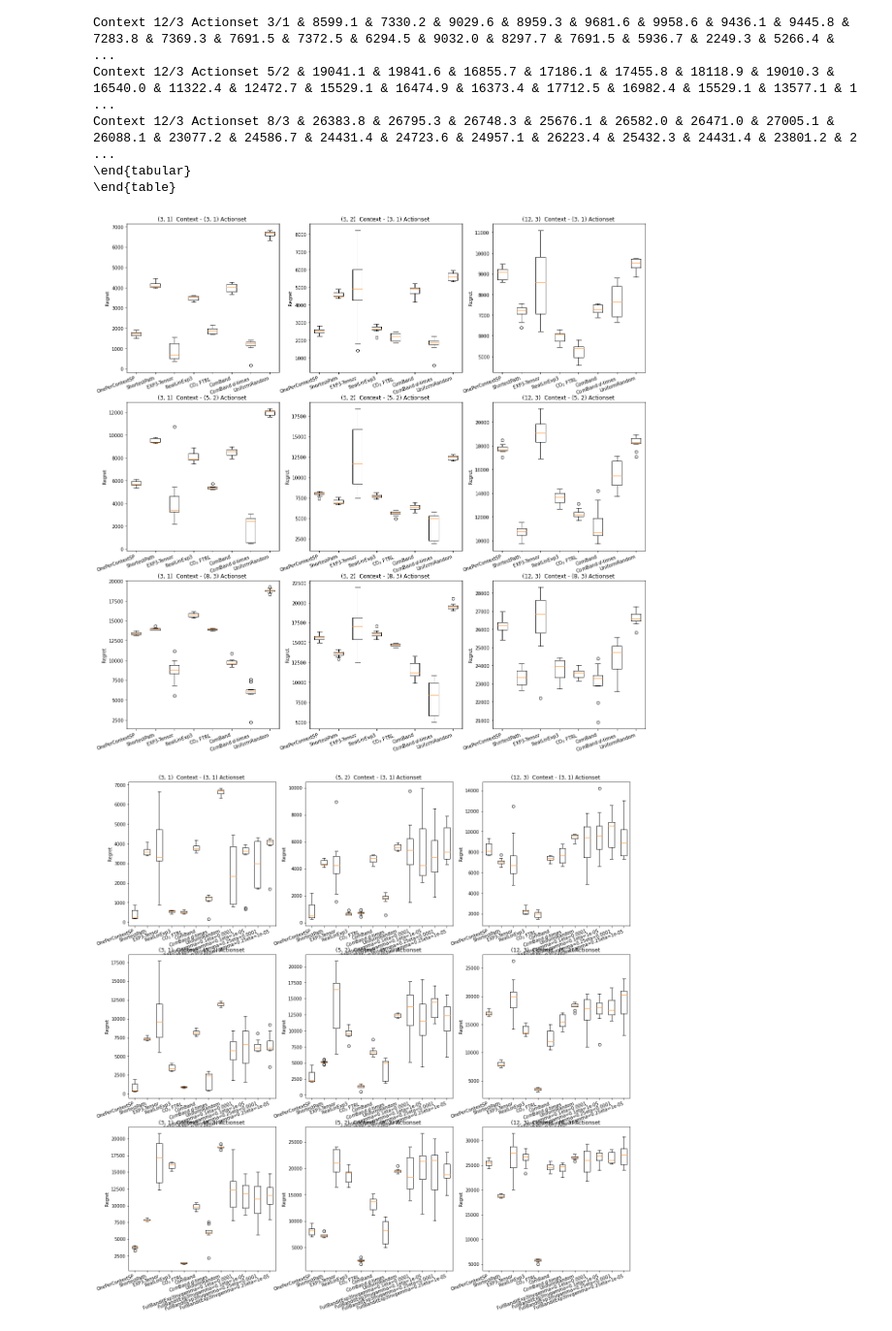
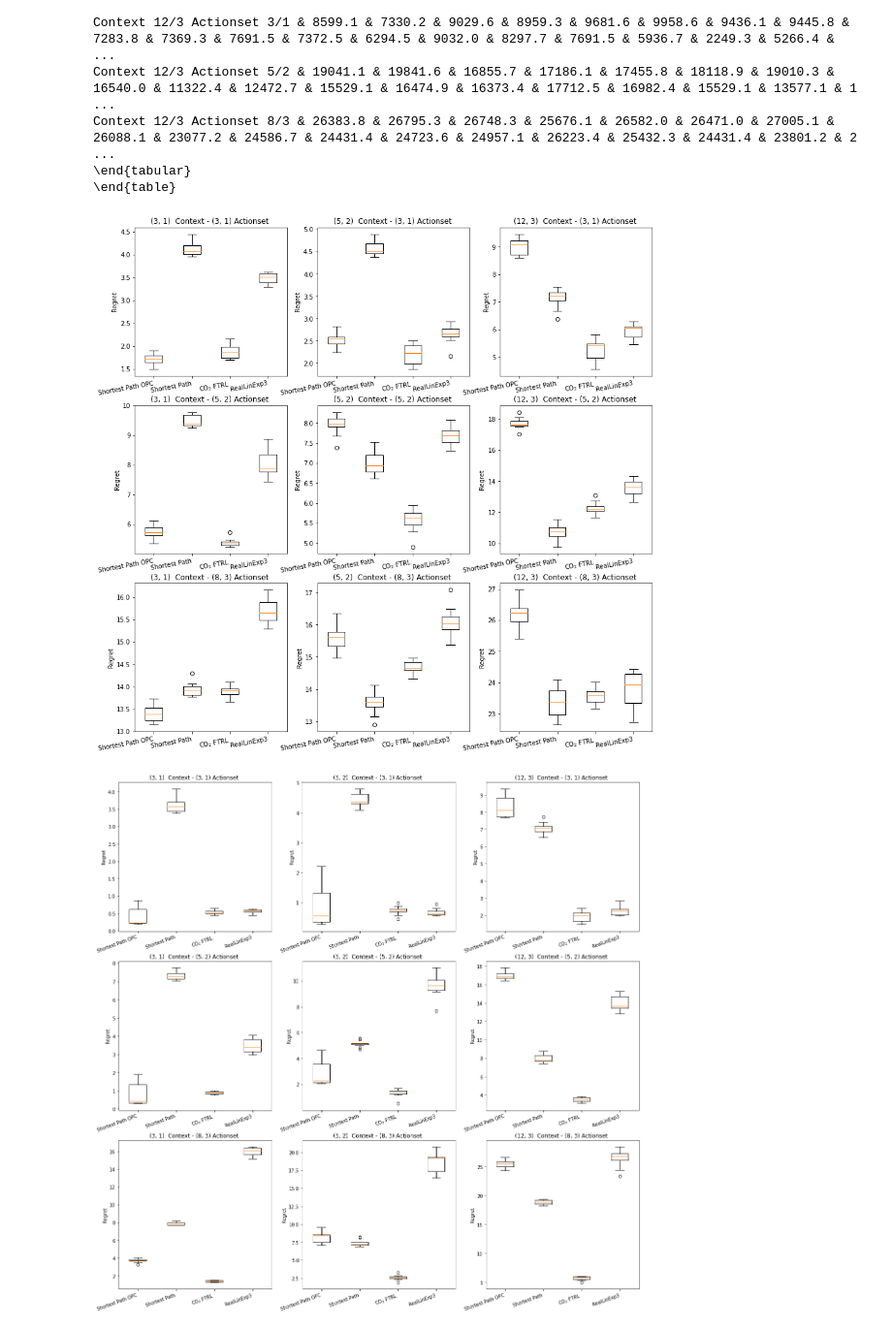
Before and after one commit to LukasZierahn/Combinatorial-Contextual-Bandits, a Jupyter notebook: latex_generator.ipynb, the cells around one changed output. Shown at 97% size. Drawn from its saved outputs; the diff is of its cells as text; code cells hidden in the pictures.

```diff
--- a/latex_generator.ipynb
+++ b/latex_generator.ipynb
@@ -96,17 +96,17 @@ context_mset_dict = {
 }
 
 algo_name_dict = {
-    "OnePerContextSB": "ComBandSB $d$-times",
+    "OnePerContextSB": "ComBandSB OPC",
     "FullBanditExp3Inv": "EXP3-Tensor",
     "NonContextualExp3": "ComBand",
     "RealLinExp3": "RealLinExp3",
     "SemiBanditFTRLInv": "CO$_2$ FTRL",
     "UniformRandom": "UniformRandom",
-    "OnePerContext": "ComBand $d$-times",
+    "OnePerContext": "ComBand One Per Context",
     "FullBanditNewTuning": "FullBanditNewTuning",
     "FullBanditExp3Invgamma=0.030983866769659328eta=0.0003227486121839514": "FullBanditKdTuning",
-    "OnePerContextSP": "OnePerContextSP",
-    "ShortestPath": "ShortestPath"
+    "OnePerContextSP": "Shortest Path OPC",
+    "ShortestPath": "Shortest Path"
 }
 
 for gamma in [0.1, 0.25]:
@@ -163,7 +163,8 @@ import matplotlib.pyplot as plt
 algo_name_list = results[dist_name][length]
 #algo_name_list = ["FullBanditExp3Inv", "RealLinExp3", "SemiBanditFTRLInv", "NonContextualExp3", "OnePerContext"]
 #algo_name_list = ["FullBanditExp3Invgamma=0.030983866769659328eta=0.0003227486121839514", "FullBanditNewTuning", "FullBanditExp3Inv", "RealLinExp3", "NonContextualExp3", "OnePerContext"]
-algo_name_list = ["OnePerContextSP", "ShortestPath", "FullBanditExp3Inv", "RealLinExp3", "SemiBanditFTRLInv", "NonContextualExp3", "OnePerContext", "UniformRandom"]
+# algo_name_list = ["OnePerContextSP", "ShortestPath", "FullBanditExp3Inv", "RealLinExp3", "SemiBanditFTRLInv", "NonContextualExp3", "OnePerContext", "UniformRandom"]
+algo_name_list = ["OnePerContextSP", "ShortestPath", "SemiBanditFTRLInv", "RealLinExp3"]
 # for gamma in [0.1, 0.25]:
 #     for eta in [1e-4, 1e-5]:
 #         algo_name_list.append("FullBanditExp3Inv" + f"gamma={gamma}eta={eta}")
@@ -178,7 +179,9 @@ for length in results[dist_name].keys():
 number_of_ds = np.unique(number_of_ds)
 number_of_Ks = np.unique(number_of_Ks)
 
-fig, axs = plt.subplots(len(number_of_Ks), len(number_of_ds), figsize=(20, 20))
+fig, axs = plt.subplots(len(number_of_Ks), len(number_of_ds), figsize=(15, 15))
+
+fontsize = 10
 
 for length in results[dist_name].keys():
     for dist_name in results.keys():
@@ -187,24 +190,25 @@ for length in results[dist_name].keys():
         full_regret_list = []
         labels = []
         for index, algo_name in enumerate(algo_name_list):
-            regret_list = results[dist_name][length][algo_name]["regret"]
+            regret_list = results[dist_name][length][algo_name]["regret"] / 1000
             full_regret_list.append(regret_list)
             labels.append(algo_name_dict[algo_name])
 
             indcies = (np.where(number_of_Ks == sequence.K)[0][0], np.where(number_of_ds == sequence.d)[0][0])
             axs[indcies].set_title(f"({sequence.d}, {context_mset_dict[sequence.d]})  Context - ({sequence.K}, {sequence.m}) Actionset ")
-            axs[indcies].set(ylabel='Regret')
+            axs[indcies].set_ylabel('Regret', fontsize=fontsize)
             #axs[indcies].plot(index, np.mean(regret_list), marker="o", markersize=20, label=algo_name_dict[algo_name])
             #axs[indcies].legend()
 
         axs[indcies].boxplot(full_regret_list, labels=labels)
-        plt.setp(axs[indcies].get_xticklabels(), rotation=20, horizontalalignment='right')
-        plt.savefig("Theoretical_Tuning")
+        plt.setp(axs[indcies].get_xticklabels(), rotation=10, fontsize=fontsize, horizontalalignment='right')
+        plt.savefig("Theoretical_TuningSB.pdf", bbox_inches='tight')
 # %% [output]
-[figure, old version]
+[figure, new version]
 # %%
 algo_name_list = results[dist_name][length]
-algo_name_list = ["OnePerContextSP", "ShortestPath", "FullBanditExp3Inv", "RealLinExp3", "SemiBanditFTRLInv", "NonContextualExp3", "OnePerContext", "UniformRandom"]
+# algo_name_list = ["OnePerContextSP", "ShortestPath", "FullBanditExp3Inv", "RealLinExp3", "SemiBanditFTRLInv", "NonContextualExp3", "OnePerContext", "UniformRandom"]
+algo_name_list = ["OnePerContextSP", "ShortestPath", "SemiBanditFTRLInv", "RealLinExp3"]
 
 new_list = []
 for key in algo_name_list:
@@ -214,43 +218,44 @@ algo_name_list = new_list
 
 for gamma in [0.1, 0.25]:
     for eta in [1e-4, 1e-5]:
-        algo_name_list.append("FullBanditExp3Inv" + f"gamma={gamma}eta={eta}")
+        pass
+        # algo_name_list.append("FullBanditExp3Inv" + f"gamma={gamma}eta={eta}")
 
 
 number_of_ds = []
 number_of_Ks = []
 for length in results[dist_name].keys():
     for dist_name in results.keys():
         number_of_ds.append(sample_sequences[dist_name][length].d)
         number_of_Ks.append(sample_sequences[dist_name][length].K)
 
 number_of_ds = np.unique(number_of_ds)
 number_of_Ks = np.unique(number_of_Ks)
 
 fig, axs = plt.subplots(len(number_of_Ks), len(number_of_ds), figsize=(20, 20))
 
 for length in results[dist_name].keys():
     for dist_name in results.keys():
         sequence = sample_sequences[dist_name][length]
 
         full_regret_list = []
         labels = []
         for index, algo_name in enumerate(algo_name_list):
-            regret_list = results[dist_name][length][algo_name]["regret"]
+            regret_list = results[dist_name][length][algo_name]["regret"] / 1000
             full_regret_list.append(regret_list)
             labels.append(algo_name_dict[algo_name])
 
             indcies = (np.where(number_of_Ks == sequence.K)[0][0], np.where(number_of_ds == sequence.d)[0][0])
             axs[indcies].set_title(f"({sequence.d}, {context_mset_dict[sequence.d]})  Context - ({sequence.K}, {sequence.m}) Actionset ")
             axs[indcies].set(ylabel='Regret')
             #axs[indcies].plot(index, np.mean(regret_list), marker="o", markersize=20, label=algo_name_dict[algo_name])
             #axs[indcies].legend()
 
         axs[indcies].boxplot(full_regret_list, labels=labels)
         plt.setp(axs[indcies].get_xticklabels(), rotation=20, horizontalalignment='right')
-        plt.savefig("sqrt(T)_Tuning")
+        plt.savefig("sqrt(T)_TuningSB.pdf", bbox_inches='tight')
 # %% [output]
-[figure, old version]
+[figure, new version]
 # %%
 algo_name_list = results[dist_name][length]
 algo_name_list = ["FullBanditExp3Inv", "RealLinExp3", "NonContextualExp3", "OnePerContext"]
```
Also changed, not shown: parts of 2 cells of this notebook, 15 other files.
